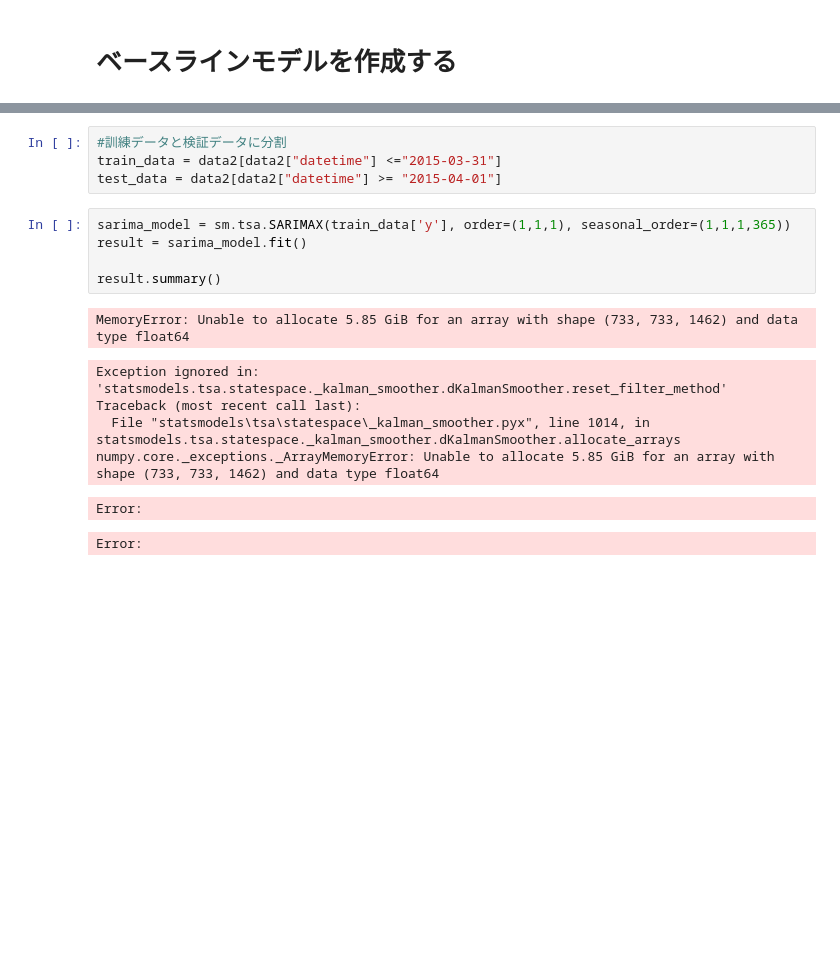
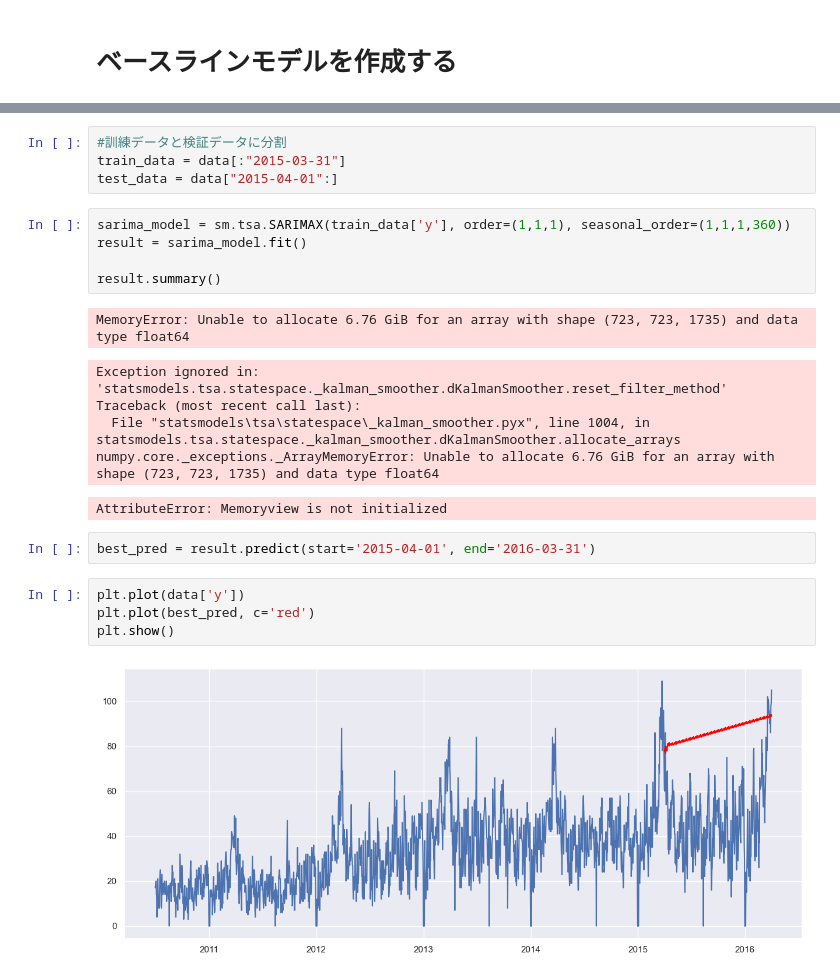
Before and after one commit to ayukichi/timeseries_analysis, a Jupyter notebook: signate_moving.ipynb/EDA_base.ipynb, the cells around one changed output, grey strips where cells are left out. Saved outputs shown, nothing was run; the diff lists cells and outputs as text; blank space fills up the shorter version.

```diff
--- a/signate_moving.ipynb/EDA_base.ipynb
+++ b/signate_moving.ipynb/EDA_base.ipynb
@@ -119,17 +202,24 @@ result.plot()
 # %%
 #訓練データと検証データに分割
-train_data = data2[data2["datetime"] <="2015-03-31"]
-test_data = data2[data2["datetime"] >= "2015-04-01"]
+train_data = data[:"2015-03-31"]
+test_data = data["2015-04-01":]
 # %%
-sarima_model = sm.tsa.SARIMAX(train_data['y'], order=(1,1,1), seasonal_order=(1,1,1,365))
+sarima_model = sm.tsa.SARIMAX(train_data['y'], order=(1,1,1), seasonal_order=(1,1,1,360))
 result = sarima_model.fit()
 
 result.summary()
 # %% [output]
-MemoryError: Unable to allocate 5.85 GiB for an array with shape (733, 733, 1462) and data type float64
+MemoryError: Unable to allocate 6.76 GiB for an array with shape (723, 723, 1735) and data type float64
 Exception ignored in: 'statsmodels.tsa.statespace._kalman_smoother.dKalmanSmoother.reset_filter_method'
 Traceback (most recent call last):
-  File "statsmodels\tsa\statespace\_kalman_smoother.pyx", line 1014, in statsmodels.tsa.statespace._kalman_smoother.dKalmanSmoother.allocate_arrays
-numpy.core._exceptions._ArrayMemoryError: Unable to allocate 5.85 GiB for an array with shape (733, 733, 1462) and data type float64
+  File "statsmodels\tsa\statespace\_kalman_smoother.pyx", line 1004, in statsmodels.tsa.statespace._kalman_smoother.dKalmanSmoother.allocate_arrays
+numpy.core._exceptions._ArrayMemoryError: Unable to allocate 6.76 GiB for an array with shape (723, 723, 1735) and data type float64
-Error:
+AttributeError: Memoryview is not initialized
-Error:
+# %%
+best_pred = result.predict(start='2015-04-01', end='2016-03-31')
+# %%
+plt.plot(data['y'])
+plt.plot(best_pred, c='red')
+plt.show()
+# %% [output]
+[figure, added]
```
Also changed, not shown: parts of 19 cells of this notebook, 12 other files.
